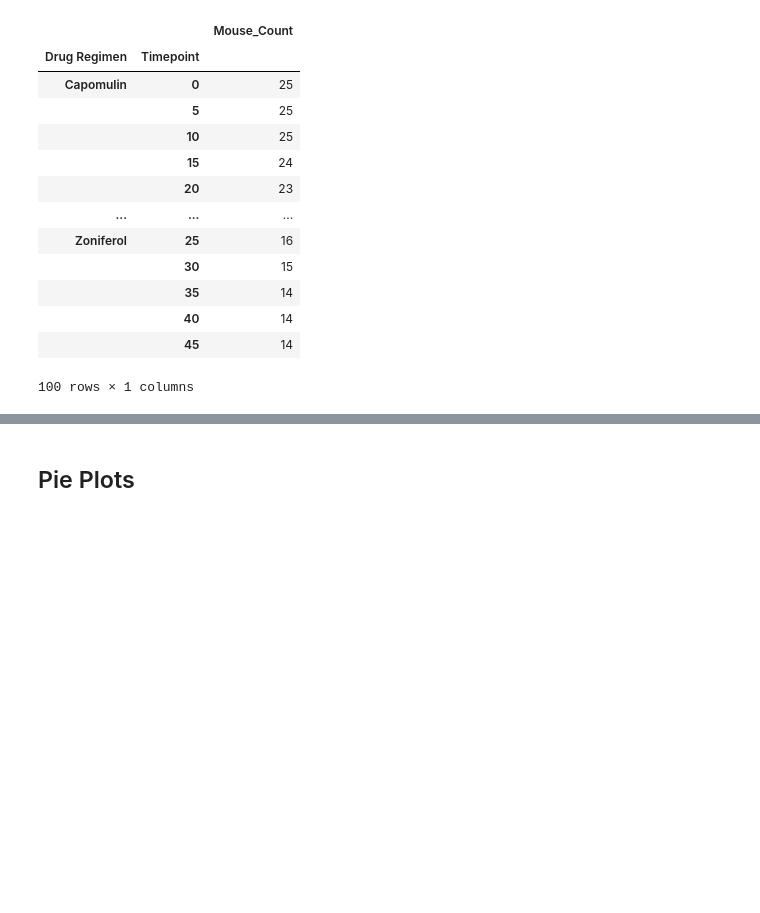
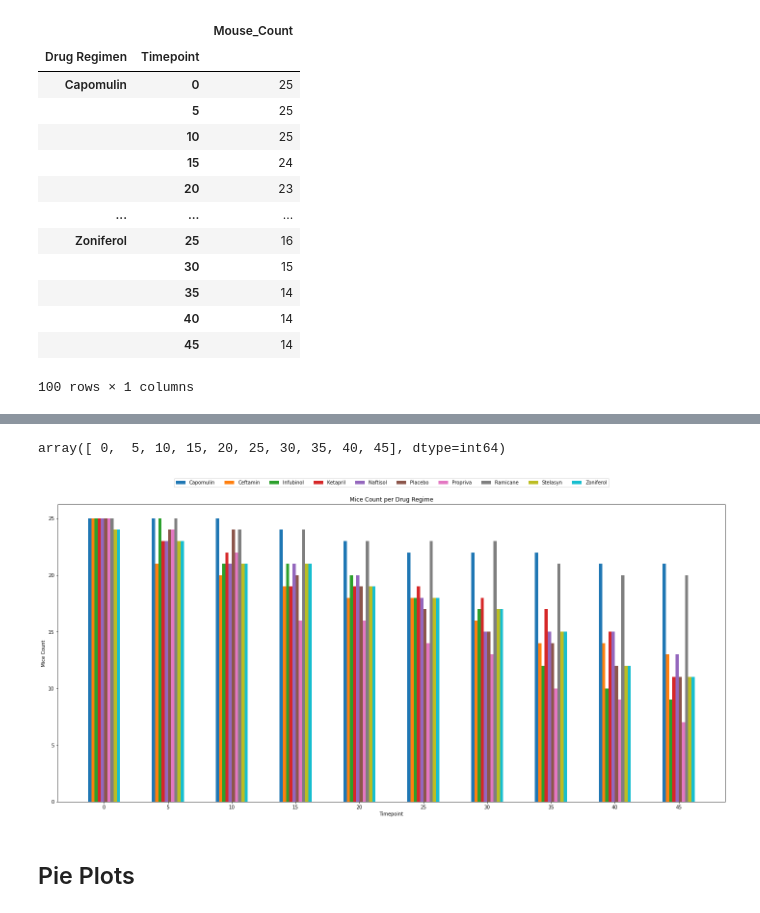
Before and after one commit to Mlara73/Pymaceuticals-Visualization, a Jupyter notebook: Pymaceuticals/pymaceuticals_starter.ipynb, the cells around one changed output, grey strips where cells are left out. Drawn from its saved outputs; the diff is of its cells as text; code cells hidden in the pictures; blank space fills up the shorter version.

```diff
--- a/Pymaceuticals/pymaceuticals_starter.ipynb
+++ b/Pymaceuticals/pymaceuticals_starter.ipynb
@@ -231,0 +163,5 @@ plt.show()
+# %%
+mice_bar_df= mice_bar_analysis["Mouse ID"].count()
+mice_bar_df= mice_bar_df.reset_index()
+labels= mice_bar_df["Timepoint"].unique()
+mice_bar_df
@@ -232,3 +182,69 @@ plt.show()
+# %%
+regimens= mice_bar_df["Drug Regimen"].unique()
+timepoints= mice_bar_df["Timepoint"].unique()
+timepoints
+# %% [output]
+array([ 0,  5, 10, 15, 20, 25, 30, 35, 40, 45], dtype=int64)
+# %%
+#Capomulin List
+capomulin=mice_bar_df.loc[mice_bar_df["Drug Regimen"]==regimens[0]]
+capomulin_series= capomulin["Mouse ID"]
+#Ceftamin
+ceftamin=mice_bar_df.loc[mice_bar_df["Drug Regimen"]==regimens[1]]
+ceftamin_series= ceftamin["Mouse ID"]
+#Infubinol
+infubinol=mice_bar_df.loc[mice_bar_df["Drug Regimen"]==regimens[2]]
+infubinol_series= infubinol["Mouse ID"]
+#Ketapril
+ketapril=mice_bar_df.loc[mice_bar_df["Drug Regimen"]==regimens[3]]
+ketapril_series= ketapril["Mouse ID"]
+#Naftisol
+naftisol=mice_bar_df.loc[mice_bar_df["Drug Regimen"]==regimens[4]]
+naftisol_series= naftisol["Mouse ID"]
+#Placebo
+placebo=mice_bar_df.loc[mice_bar_df["Drug Regimen"]==regimens[5]]
+placebo_series= placebo["Mouse ID"]
+#Propriva
+propriva=mice_bar_df.loc[mice_bar_df["Drug Regimen"]==regimens[6]]
+propriva_series= propriva["Mouse ID"]
+#Ramicane
+ramicane=mice_bar_df.loc[mice_bar_df["Drug Regimen"]==regimens[7]]
+ramicane_series= ramicane["Mouse ID"]
+#Stelasyn
+stelasyn=mice_bar_df.loc[mice_bar_df["Drug Regimen"]==regimens[8]]
+stelasyn_series= stelasyn["Mouse ID"]
+#Zoniferol
+zoniferol=mice_bar_df.loc[mice_bar_df["Drug Regimen"]==regimens[8]]
+zoniferol_series= zoniferol["Mouse ID"]
+# the label locations
+x = np.arange(len(timepoints))
+labels = timepoints
+# the width of the bars
+width = 0.05
+
+fig, ax = plt.subplots(figsize=(20, 10))
+rects1 = ax.bar(x-4.5*width, capomulin_series,width, label='Capomulin')
+rects2 = ax.bar(x-3.5*width,ceftamin_series, width, label='Ceftamin')
+rects3 = ax.bar(x-2.5*width,infubinol_series, width, label='Infubinol')
+rects4 = ax.bar(x-1.5*width,ketapril_series, width, label='Ketapril')
+rects5 = ax.bar(x-width/2,naftisol_series, width, label='Naftisol')
+rects6 = ax.bar(x+width/2,placebo_series, width, label='Placebo')
+rects7 = ax.bar(x+1.5*width, propriva_series, width, label='Propriva')
+rects8 = ax.bar(x+2.5*width, ramicane_series, width, label='Ramicane')
+rects9 = ax.bar(x+3.5*width, stelasyn_series, width, label='Stelasyn')
+rects9 = ax.bar(x+4.5*width, zoniferol_series, width, label='Zoniferol')
+
+# Add some text for labels, title and custom x-axis tick labels, etc.
+ax.set_ylabel('Mice Count')
+ax.set_xlabel('Timepoint')
+ax.set_title('Mice Count per Drug Regime')
+ax.set_xticks(x)
+ax.set_xticklabels(labels)
+ax.legend(loc="lower center",bbox_to_anchor=(0.5,1.05),ncol=10,fancybox=True)
+fig.tight_layout()
+plt.show()
+# %% [output]
+[figure, added]
 # %% [markdown]
 ## Pie Plots
 # %%
```
Also changed, not shown: parts of 9 cells of this notebook.
